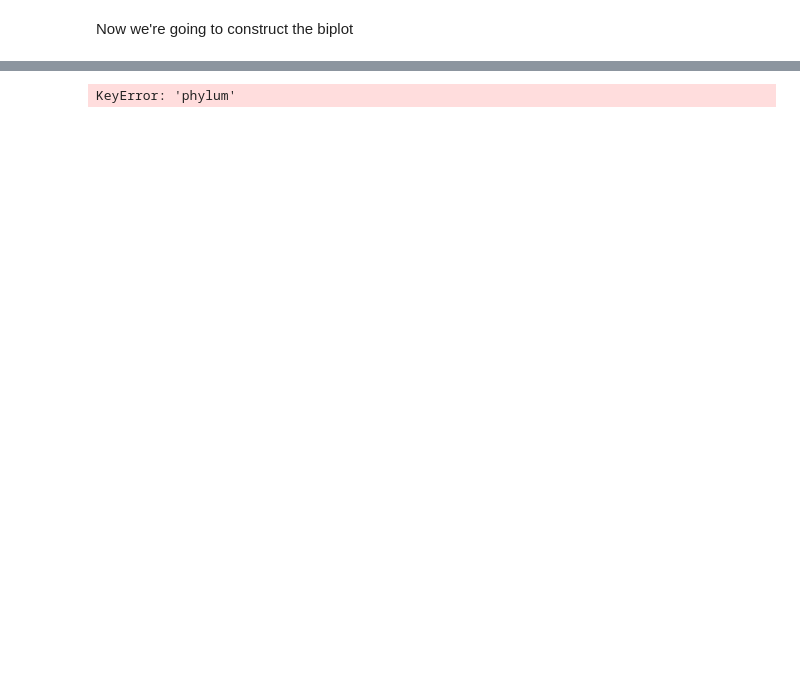
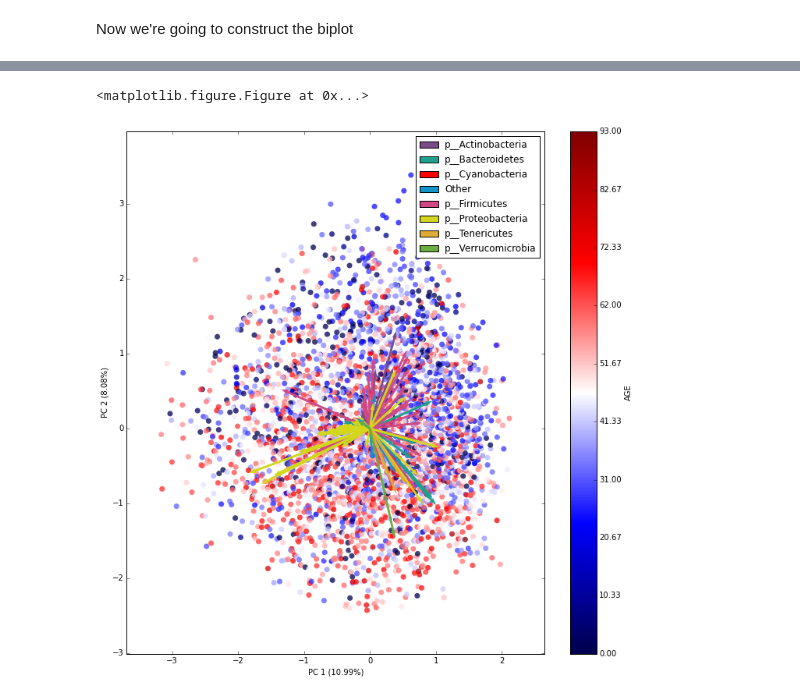
Before and after one commit to mortonjt/American-Gut, a Jupyter notebook: ipynb/composition.ipynb, the cells around one changed output, grey strips where cells are left out. Saved outputs shown, nothing was run; the diff lists cells and outputs as text; code cells hidden in the pictures; blank space fills up the shorter version.

```diff
--- a/ipynb/composition.ipynb
+++ b/ipynb/composition.ipynb
@@ -79,0 +61,6 @@ healthy_metadata = metadata.groupby(bin_series).get_group(True)
+# %%
+# Filters out samples and OTUs with less than 1000 reads
+read_filter = lambda val, id_, md: np.sum(val) > 1000
+table = table.filter(read_filter, axis='observation')
+table = table.filter(read_filter, axis='sample')
+table
@@ -148,23 +209,20 @@ Now we're going to construct the biplot
 # %%
-
-fig = make_biplot(samp_df,feat_df,len(feat_df),"TYPES_OF_PLANTS",K,
-                  sample_cmap = {-21:'#FFFFFF',
-                                -14:'#FFFFFF',
-                                 -7:'#FFFFFF',
-                                  1:'#FFFFFF',
-                                  8:'#999999',
-                                 15:'#999999'},
+plt.figure()
+fig = make_biplot(samp_df,feat_df,
+                  metavar="AGE",
+                  eigvals=K,
                   otu_cmap={'p__Bacteroidetes':'#219F8D',
+                            'p__Actinobacteria':'#7C4A87',
                             'p__Firmicutes':'#D04984',
                             'p__Proteobacteria':'#D4D71C',
                             'p__Verrucomicrobia':'#6CAD3F',
                             'p__Derferribateres':'#CF5635',
                             'p__Cyanobacteria':'#FF0000',
                             'p__Tenericutes':'#DFAC35',
-                            'p__Chlamydiae':'#7C4A87',
                             'Other':'#1394CA'},
                   alpha=0.5,
                   sample_legend=2,
                   otu_legend=1)
 # %% [output]
-KeyError: 'phylum'
+<matplotlib.figure.Figure at 0x...>
+[figure, added]
```
Also changed, not shown: parts of 26 cells of this notebook, 1 other file.
